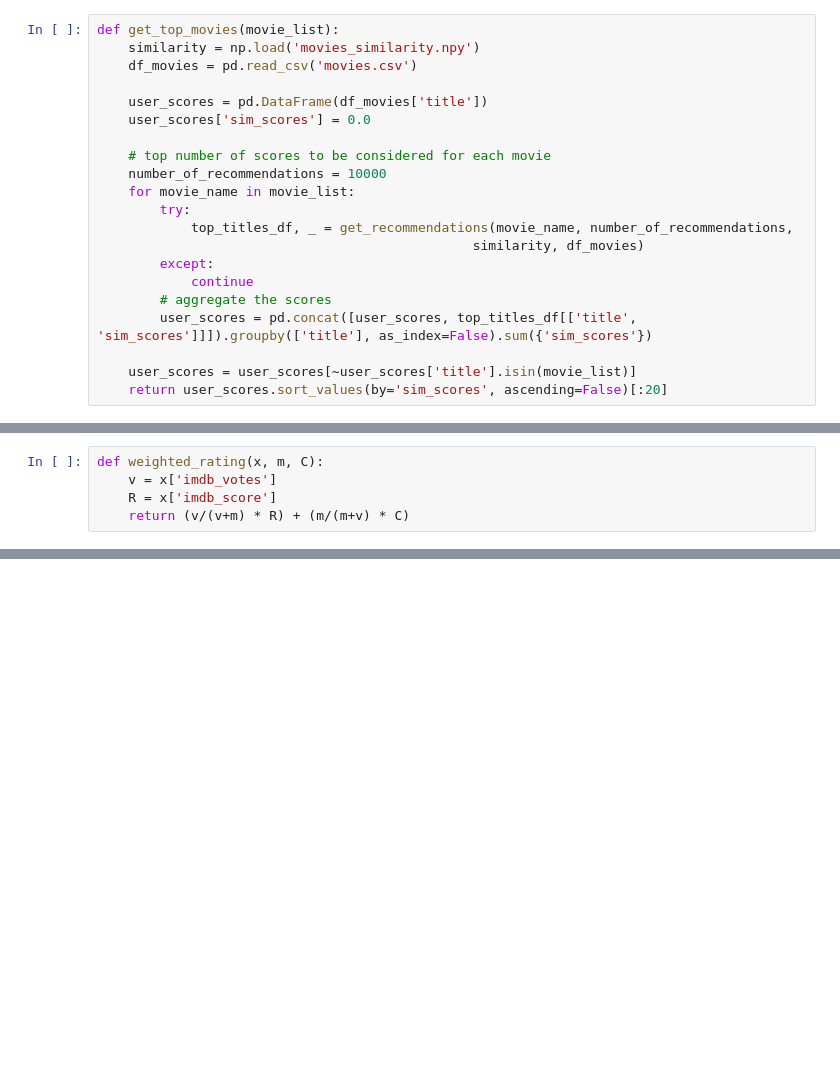
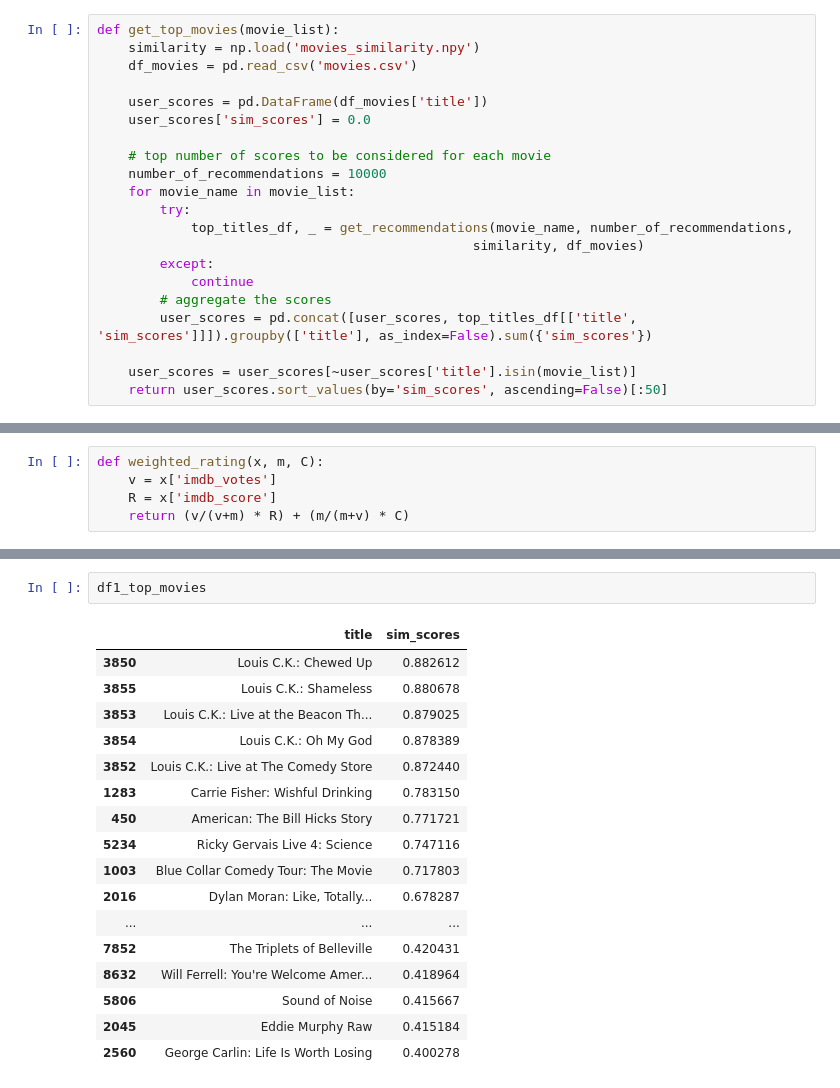
Before and after one commit to joylee13/pic16b_project, a Jupyter notebook: recommender_system_2/movie_recommender.ipynb, the cells around one changed output, grey strips where cells are left out. Saved outputs shown, nothing was run; the diff lists cells and outputs as text; blank space fills up the shorter version.

```diff
--- a/recommender_system_2/movie_recommender.ipynb
+++ b/recommender_system_2/movie_recommender.ipynb
@@ -362,7 +362,7 @@ def get_top_movies(movie_list):
         user_scores = pd.concat([user_scores, top_titles_df[['title', 'sim_scores']]]).groupby(['title'], as_index=False).sum({'sim_scores'})
 
     user_scores = user_scores[~user_scores['title'].isin(movie_list)]
-    return user_scores.sort_values(by='sim_scores', ascending=False)[:20]
+    return user_scores.sort_values(by='sim_scores', ascending=False)[:50]
 # %%
 def get_netflix_recs(user_scores):
     netflix = pd.read_csv('../Netflix-Data/titles.csv')
@@ -475,0 +507,20 @@ df1_not_netflix_recs
+# %%
+df1_top_movies
+# %% [output]
+|  | title | sim_scores |
+| 3850 | Louis C.K.: Chewed Up | 0.882612 |
+| 3855 | Louis C.K.: Shameless | 0.880678 |
+| 3853 | Louis C.K.: Live at the Beacon Th... | 0.879025 |
+| 3854 | Louis C.K.: Oh My God | 0.878389 |
+| 3852 | Louis C.K.: Live at The Comedy Store | 0.872440 |
+| 1283 | Carrie Fisher: Wishful Drinking | 0.783150 |
+| 450 | American: The Bill Hicks Story | 0.771721 |
+| 5234 | Ricky Gervais Live 4: Science | 0.747116 |
+| 1003 | Blue Collar Comedy Tour: The Movie | 0.717803 |
+| 2016 | Dylan Moran: Like, Totally... | 0.678287 |
+| ... | ... | ... |
+| 7852 | The Triplets of Belleville | 0.420431 |
+| 8632 | Will Ferrell: You're Welcome Amer... | 0.418964 |
+| 5806 | Sound of Noise | 0.415667 |
+| 2045 | Eddie Murphy Raw | 0.415184 |
+| 2560 | George Carlin: Life Is Worth Losing | 0.400278 |
```
Also changed, not shown: parts of 8 cells of this notebook, 6 other files.
